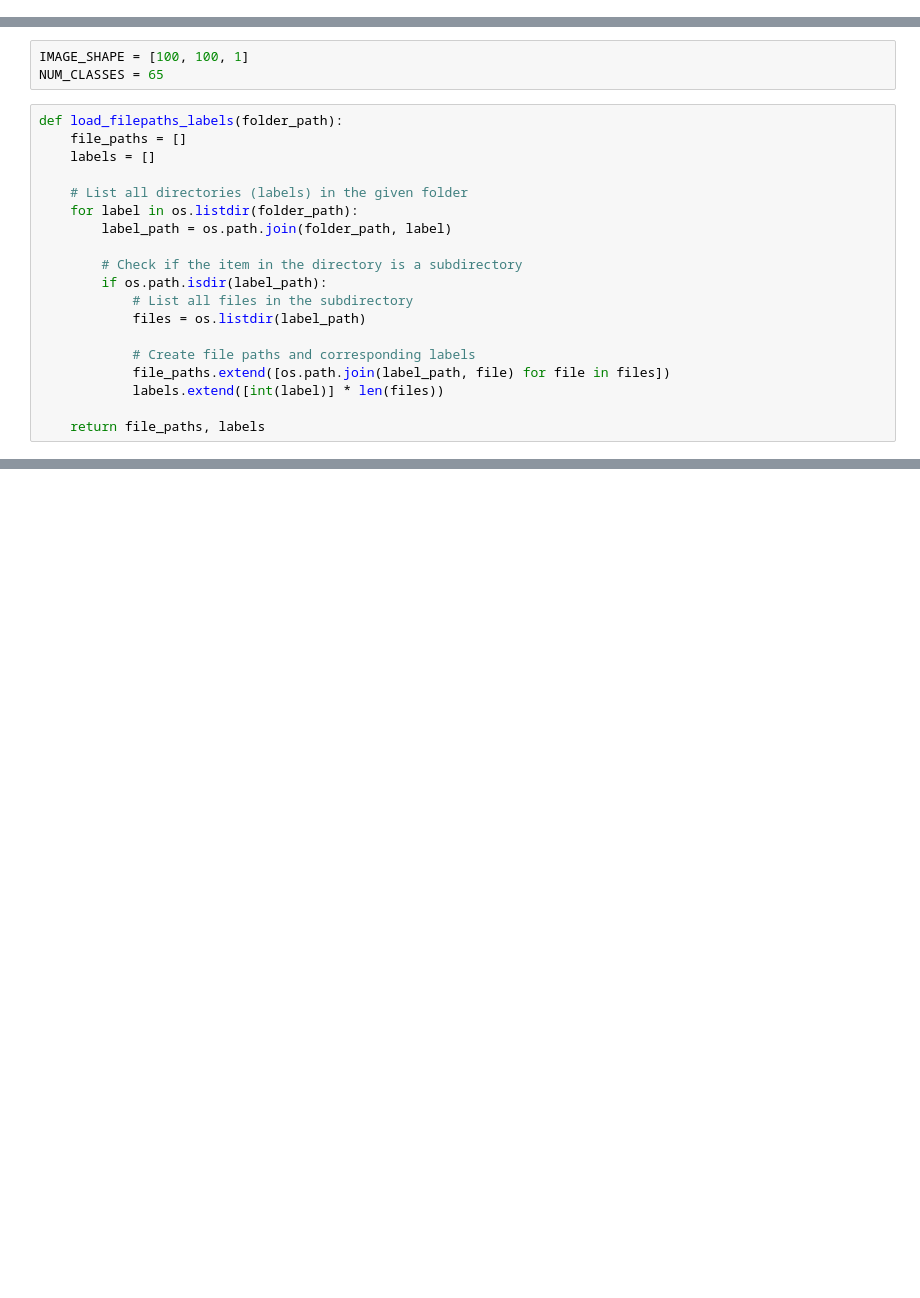
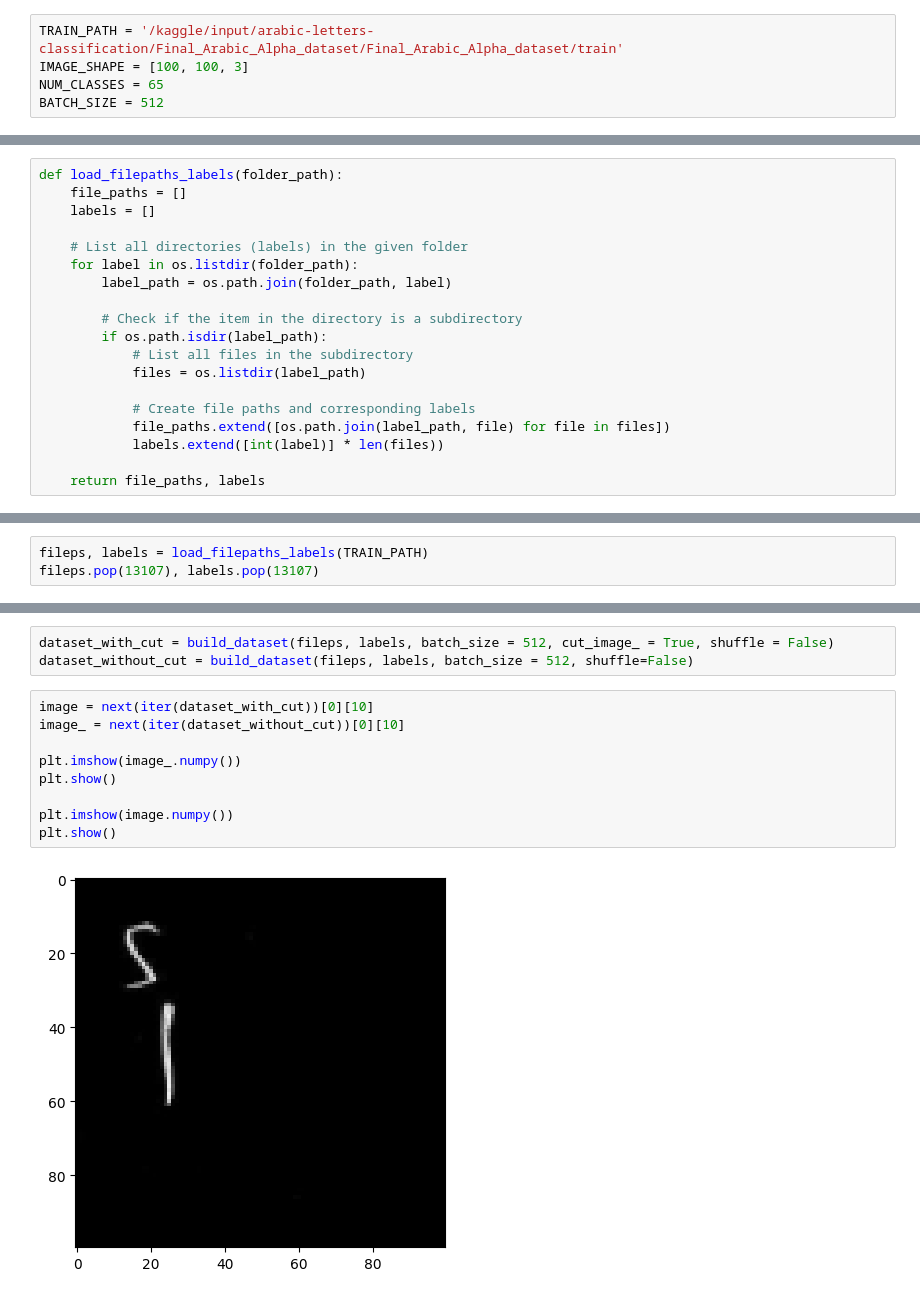
Before and after one commit to YuriyHa/arabic-text-classification, a Jupyter notebook: baseline.ipynb, the cells around one changed output, grey strips where cells are left out. Drawn from its saved outputs; the diff is of its cells as text; blank space fills up the shorter version.

```diff
--- a/baseline.ipynb
+++ b/baseline.ipynb
@@ -23,2 +17,7 @@ from tensorflow.keras.metrics import Accuracy, Precision, Recall, AUC
 import matplotlib.pyplot as plt
+# %%
+TRAIN_PATH = '/kaggle/input/arabic-letters-classification/Final_Arabic_Alpha_dataset/Final_Arabic_Alpha_dataset/train'
+IMAGE_SHAPE = [100, 100, 3]
+NUM_CLASSES = 65
+BATCH_SIZE = 512
 # %% [markdown]
@@ -26,6 +25,3 @@ import matplotlib.pyplot as plt
-# %%
-IMAGE_SHAPE = [100, 100, 1]
-NUM_CLASSES = 65
 # %%
 def load_filepaths_labels(folder_path):
     file_paths = []
@@ -79,0 +44,3 @@ def build_dataset(filepaths, labels, batch_size = 8, shuffle = True, prefetch =
+# %%
+fileps, labels = load_filepaths_labels(TRAIN_PATH)
+fileps.pop(13107), labels.pop(13107)
@@ -79,0 +127,14 @@ def build_dataset(filepaths, labels, batch_size = 8, shuffle = True, prefetch =
+# %%
+dataset_with_cut = build_dataset(fileps, labels, batch_size = 512, cut_image_ = True, shuffle = False)
+dataset_without_cut = build_dataset(fileps, labels, batch_size = 512, shuffle=False)
+# %%
+image = next(iter(dataset_with_cut))[0][10]
+image_ = next(iter(dataset_without_cut))[0][10]
+
+plt.imshow(image_.numpy())
+plt.show()
+
+plt.imshow(image.numpy())
+plt.show()
+# %% [output]
+[figure, added]
```
Also changed, not shown: parts of 18 cells of this notebook, 1 other file.
